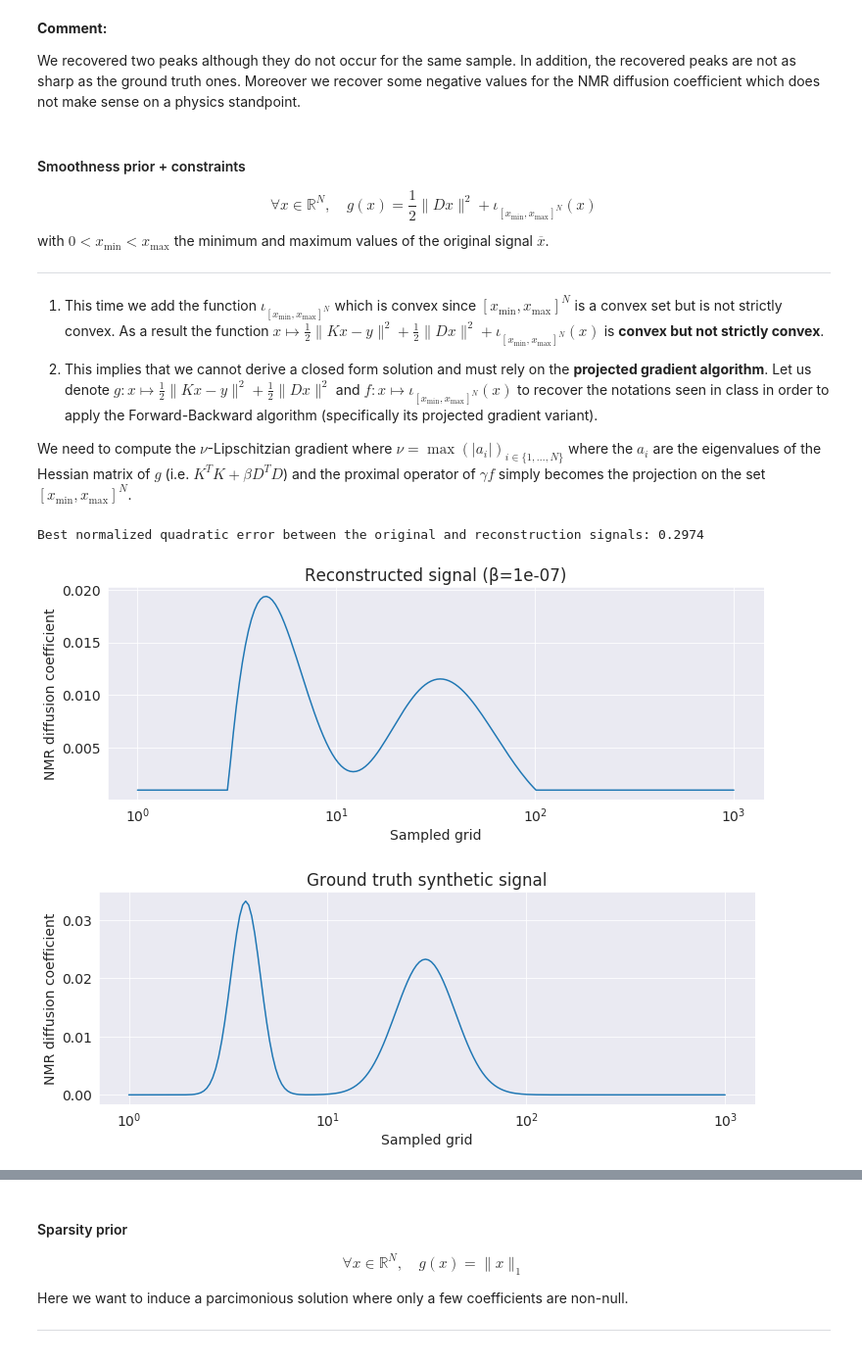
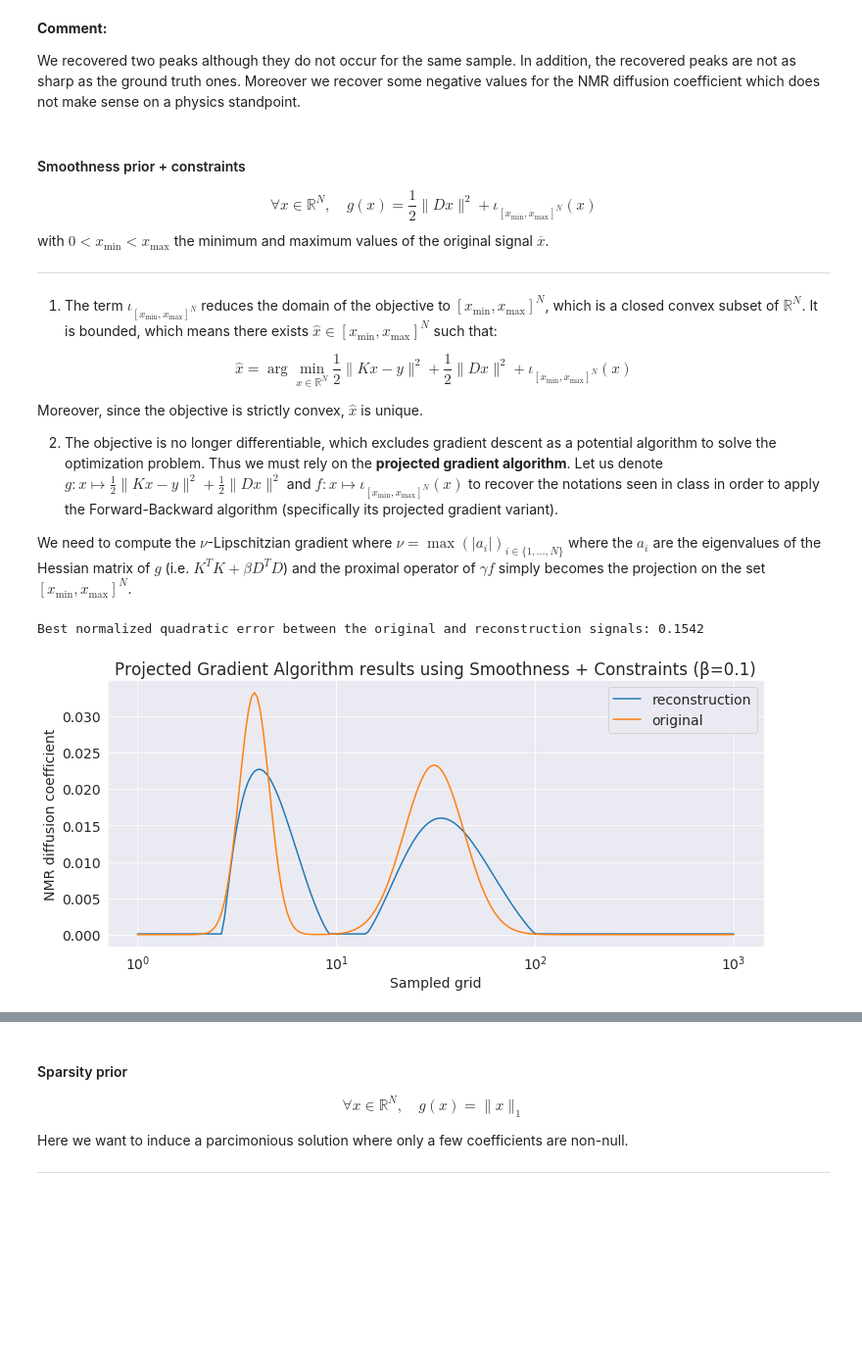
Before and after one commit to azouaoui-cv/LSOPTIM, a Jupyter notebook: TP2/NMR.ipynb, the cells around one changed output, grey strips where cells are left out. Shown: that part at 98% size. Drawn from its saved outputs; the diff is of its cells as text; code cells hidden in the pictures; blank space fills up the shorter version.

```diff
--- a/TP2/NMR.ipynb
+++ b/TP2/NMR.ipynb
@@ -200,7 +203,7 @@ best_error = np.inf
 best_x_hat = None
 best_β = None
 
-β_range = np.linspace(1e-3, 1, num=50, endpoint=True)
+β_range = np.linspace(1e-2, 1, num=50, endpoint=True)
 
 for β in β_range:
     # Closed form solution
@@ -218,19 +221,14 @@ print(f"Best normalized quadratic error between"
       f" the original and reconstruction signals: {round(best_error, 4)}")
 
 # Display the reconstructed x_hat as a function of T using log scale horizontal axis
-plt.figure(figsize=(12, 4))
-plt.title(f"Reconstructed signal (β={best_β})")
-plt.plot(T, best_x_hat)
+plt.figure(figsize=(12, 5))
+plt.title(f"Closed form results using smoothness prior (β={best_β})")
+plt.plot(T, best_x_hat, label="reconstruction")
+# Display the original signal x as a function of T using log scale horizontal axis
+plt.plot(T, x, label="original")
 plt.xlabel("Sampled grid")
 plt.ylabel("NMR diffusion coefficient")
-plt.xscale("log");
-
-# Display the original signal x as a function of T using log scale horizontal axis
-plt.figure(figsize=(12, 4))
-plt.title("Ground truth synthetic signal")
-plt.plot(T, x)
-plt.xlabel("Sampled grid")
-plt.ylabel("NMR diffusion coefficient")
-plt.xscale("log");
+plt.xscale("log")
+plt.legend(frameon=True);
 # %% [output]
 Best normalized quadratic error between the original and reconstruction signals: 0.3849
@@ -249,10 +246,14 @@ with $0 < x_\min < x_\max$ the minimum and maximum values of the original signal
 
 ---
 
-1. This time we add the function $\iota_{[x_\min, x_\max]^N}$ which is convex since $[x_\min, x_\max]^N$ is a convex set but is not strictly convex. As a result the function $x \mapsto \frac{1}{2}\parallel Kx - y \parallel^2 + \frac{1}{2} \parallel Dx \parallel^2 + \iota_{[x_\min, x_\max]^N}(x)$ is **convex but not strictly convex**.
+1. The term $\iota_{[x_\min, x_\max]^N}$ reduces the domain of the objective to $[x_\min, x_\max]^N$, which is a closed convex subset of $\mathbb{R}^N$. It is bounded, which means there exists $\hat{x} \in [x_\min, x_\max]^N$ such that:
+
+$$\hat{x} = \arg \min_{x \in \mathbb{R}^N} \frac{1}{2} \parallel Kx - y \parallel^2 + \frac{1}{2} \parallel Dx \parallel^2 + \iota_{[x_\min, x_\max]^N}(x)$$
+
+Moreover, since the objective is strictly convex, $\hat{x}$ is unique.
 
 
-2. This implies that we cannot derive a closed form solution and must rely on the **projected gradient algorithm**. Let us denote $g: x \mapsto \frac{1}{2}\parallel Kx - y \parallel^2 + \frac{1}{2} \parallel Dx \parallel^2$ and $f: x \mapsto \iota_{[x_\min, x_\max]^N}(x)$ to recover the notations seen in class in order to apply the Forward-Backward algorithm (specifically its projected gradient variant).
+2. The objective is no longer differentiable, which excludes gradient descent as a potential algorithm to solve the optimization problem. Thus we must rely on the **projected gradient algorithm**. Let us denote $g: x \mapsto \frac{1}{2}\parallel Kx - y \parallel^2 + \frac{1}{2} \parallel Dx \parallel^2$ and $f: x \mapsto \iota_{[x_\min, x_\max]^N}(x)$ to recover the notations seen in class in order to apply the Forward-Backward algorithm (specifically its projected gradient variant).
 
 We need to compute the $\nu$-Lipschitzian gradient where $\nu = \max(|a_i|)_{i \in \{1, \ldots, N\}}$ where the $a_i$ are the eigenvalues of the Hessian matrix of $g$ (i.e. $K^T K + \beta D^T D$) and the proximal operator of $\gamma f$ simply becomes the projection on the set $[x_\min, x_\max]^N$.
 # %%
@@ -263,7 +264,7 @@ for i in range(N - 1):
 D[0, -1] = -1
 
 # Set the clipping values
-x_min = 1e-3
+x_min = 1e-4
 x_max = 1
 
 
@@ -273,7 +274,7 @@ best_x_hat = None
 best_β = None
 tol = 1e-3 # stopping criterion parameter
 
-β_range = np.linspace(1e-7, 1e-5, num=5, endpoint=True)
+β_range = np.linspace(0.1, 1, num=10, endpoint=True)
 
 for β in β_range:
 
@@ -289,48 +290,42 @@ for β in β_range:
     λ = 0.95
     assert δ - λ > 0
 
     # Initialization
     x_curr = np.ones_like(x)
     x_next = np.zeros_like(x)
 
     # Implement the Projected Gradient Algorithm
     while np.any(np.abs(x_next - x_curr) / (np.abs(x_curr) + 1e-8) > tol): # stopping criterion
         x_curr = x_next
         y_curr = x_curr - γ * (K.T.dot(K.dot(x_curr) - y) + β * D.T.dot(D.dot(x_curr)))
         x_next = x_curr + λ * (np.clip(y_curr, x_min, x_max) - x_curr)
 
     x_hat = x_next
 
     error = quadratic_error(x_hat, x)
 
     if error < best_error:
         best_error = error
         best_x_hat = x_hat
         best_β = β
 
 # Display the reconstruction error
 print(f"Best normalized quadratic error between"
       f" the original and reconstruction signals: {round(best_error, 4)}")
 
 # Display the reconstructed x_hat as a function of T using log scale horizontal axis
-plt.figure(figsize=(12, 4))
-plt.title(f"Reconstructed signal (β={best_β})")
-plt.plot(T, best_x_hat)
+plt.figure(figsize=(12, 5))
+plt.title(f"Projected Gradient Algorithm results using Smoothness + Constraints (β={best_β})")
+plt.plot(T, best_x_hat, label="reconstruction")
+# Display the original signal x as a function of T using log scale horizontal axis
+plt.plot(T, x, label="original")
 plt.xlabel("Sampled grid")
 plt.ylabel("NMR diffusion coefficient")
-plt.xscale("log");
-
-# Display the original signal x as a function of T using log scale horizontal axis
-plt.figure(figsize=(12, 4))
-plt.title("Ground truth synthetic signal")
-plt.plot(T, x)
-plt.xlabel("Sampled grid")
-plt.ylabel("NMR diffusion coefficient")
-plt.xscale("log");
+plt.xscale("log")
+plt.legend(frameon=True);
 # %% [output]
-Best normalized quadratic error between the original and reconstruction signals: 0.2974
+Best normalized quadratic error between the original and reconstruction signals: 0.1542
-[figure, old version]
+[figure, new version]
-[figure, removed]
 # %% [markdown]
 **Comment:**
 
```
Also changed, not shown: parts of 13 cells of this notebook.
